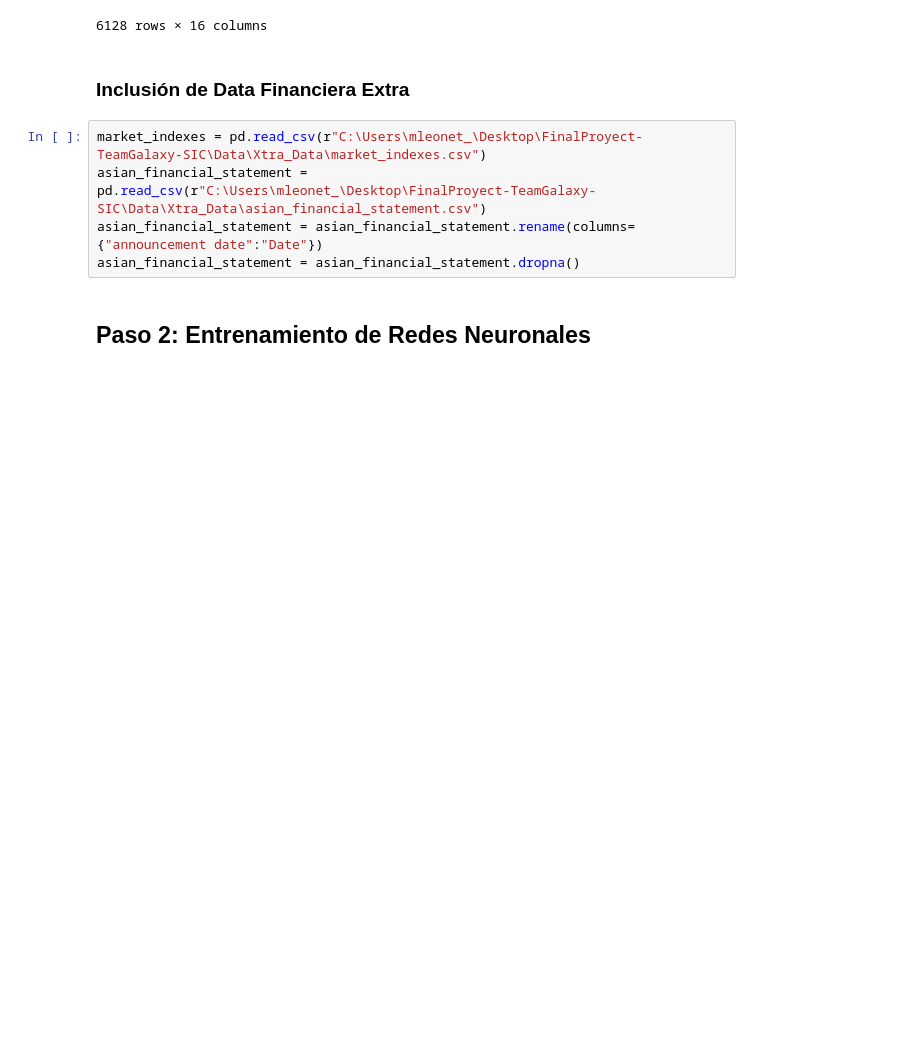
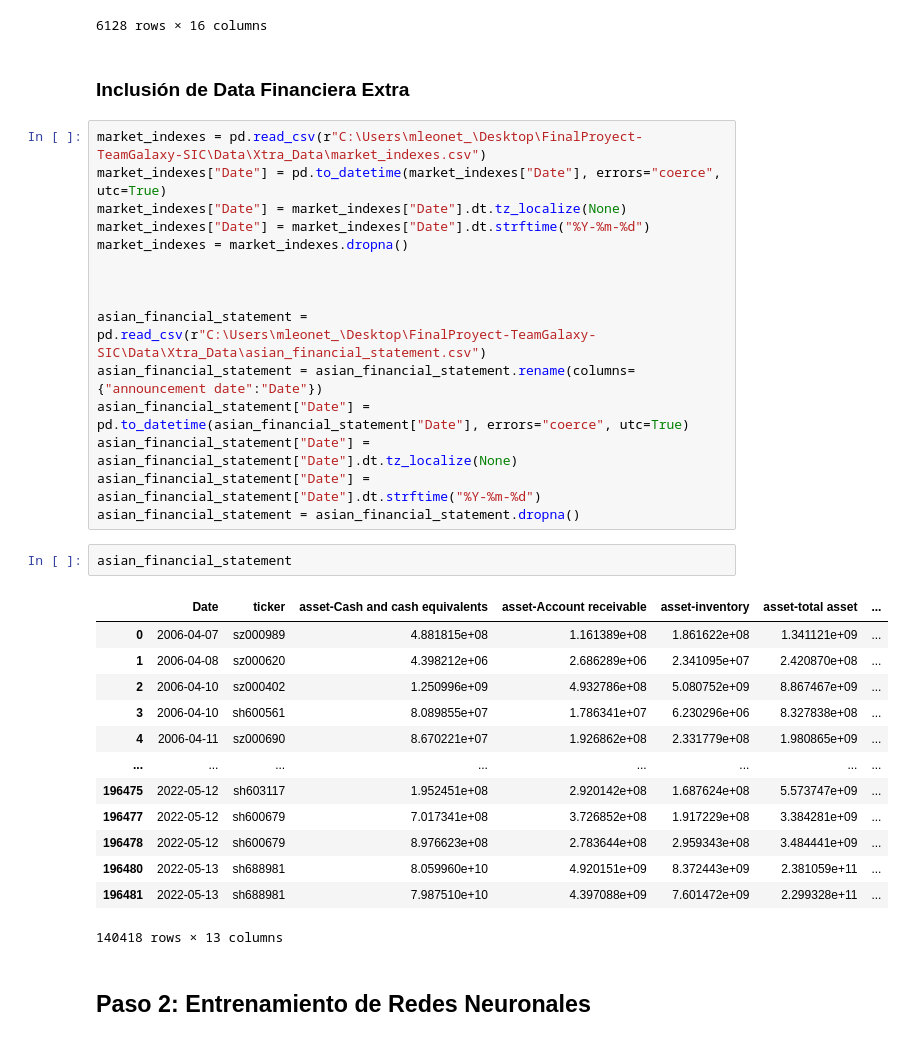
Before and after one commit to repositoriosHackaton/SIC25-TeamGalaxy, a Jupyter notebook: neuronb.ipynb, the cells around one changed output. Cells and saved outputs as stored; diff of their text form; blank space fills up the shorter version.

```diff
--- a/neuronb.ipynb
+++ b/neuronb.ipynb
@@ -188,9 +188,35 @@ historical_data
 ### Inclusión de Data Financiera Extra
 # %%
 market_indexes = pd.read_csv(r"C:\Users\mleonet_\Desktop\FinalProyect-TeamGalaxy-SIC\Data\Xtra_Data\market_indexes.csv")
+market_indexes["Date"] = pd.to_datetime(market_indexes["Date"], errors="coerce", utc=True)
+market_indexes["Date"] = market_indexes["Date"].dt.tz_localize(None)
+market_indexes["Date"] = market_indexes["Date"].dt.strftime("%Y-%m-%d")
+market_indexes = market_indexes.dropna()
+
+
+
 asian_financial_statement = pd.read_csv(r"C:\Users\mleonet_\Desktop\FinalProyect-TeamGalaxy-SIC\Data\Xtra_Data\asian_financial_statement.csv")
 asian_financial_statement = asian_financial_statement.rename(columns={"announcement date":"Date"})
+asian_financial_statement["Date"] = pd.to_datetime(asian_financial_statement["Date"], errors="coerce", utc=True)
+asian_financial_statement["Date"] = asian_financial_statement["Date"].dt.tz_localize(None)
+asian_financial_statement["Date"] = asian_financial_statement["Date"].dt.strftime("%Y-%m-%d")
 asian_financial_statement = asian_financial_statement.dropna()
+# %%
+asian_financial_statement
+# %% [output]
+|  | Date | ticker | asset-Cash and cash equivalents | asset-Account receivable | asset-inventory | asset-total asset | ... |
+| 0 | 2006-04-07 | sz000989 | 4.881815e+08 | 1.161389e+08 | 1.861622e+08 | 1.341121e+09 | ... |
+| 1 | 2006-04-08 | sz000620 | 4.398212e+06 | 2.686289e+06 | 2.341095e+07 | 2.420870e+08 | ... |
+| 2 | 2006-04-10 | sz000402 | 1.250996e+09 | 4.932786e+08 | 5.080752e+09 | 8.867467e+09 | ... |
+| 3 | 2006-04-10 | sh600561 | 8.089855e+07 | 1.786341e+07 | 6.230296e+06 | 8.327838e+08 | ... |
+| 4 | 2006-04-11 | sz000690 | 8.670221e+07 | 1.926862e+08 | 2.331779e+08 | 1.980865e+09 | ... |
+| ... | ... | ... | ... | ... | ... | ... | ... |
+| 196475 | 2022-05-12 | sh603117 | 1.952451e+08 | 2.920142e+08 | 1.687624e+08 | 5.573747e+09 | ... |
+| 196477 | 2022-05-12 | sh600679 | 7.017341e+08 | 3.726852e+08 | 1.917229e+08 | 3.384281e+09 | ... |
+| 196478 | 2022-05-12 | sh600679 | 8.976623e+08 | 2.783644e+08 | 2.959343e+08 | 3.484441e+09 | ... |
+| 196480 | 2022-05-13 | sh688981 | 8.059960e+10 | 4.920151e+09 | 8.372443e+09 | 2.381059e+11 | ... |
+| 196481 | 2022-05-13 | sh688981 | 7.987510e+10 | 4.397088e+09 | 7.601472e+09 | 2.299328e+11 | ... |
+140418 rows × 13 columns
 # %% [markdown]
 ## Paso 2: Entrenamiento de Redes Neuronales
 # %% [markdown]
```
Also changed, not shown: parts of 13 cells of this notebook.
